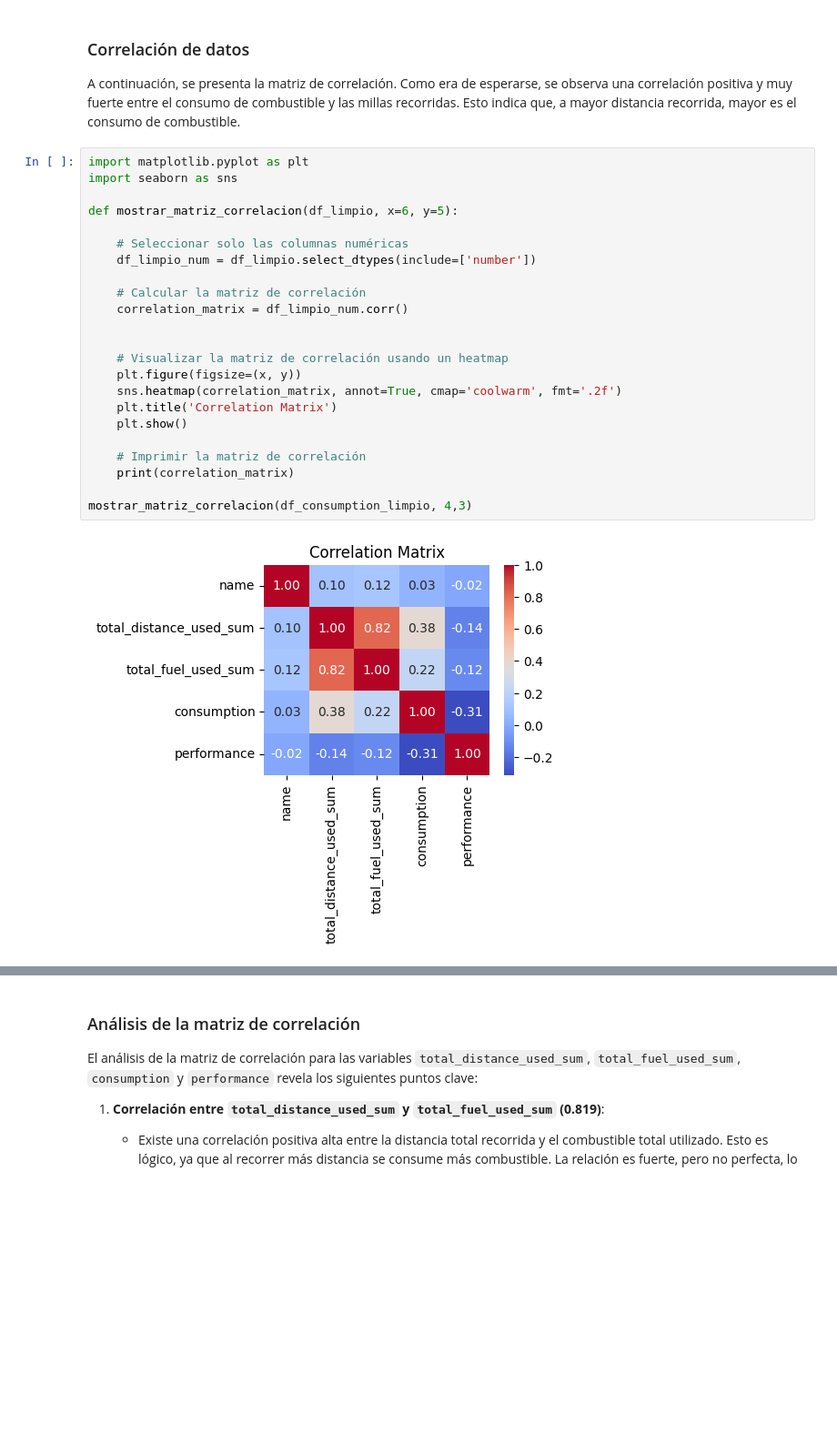
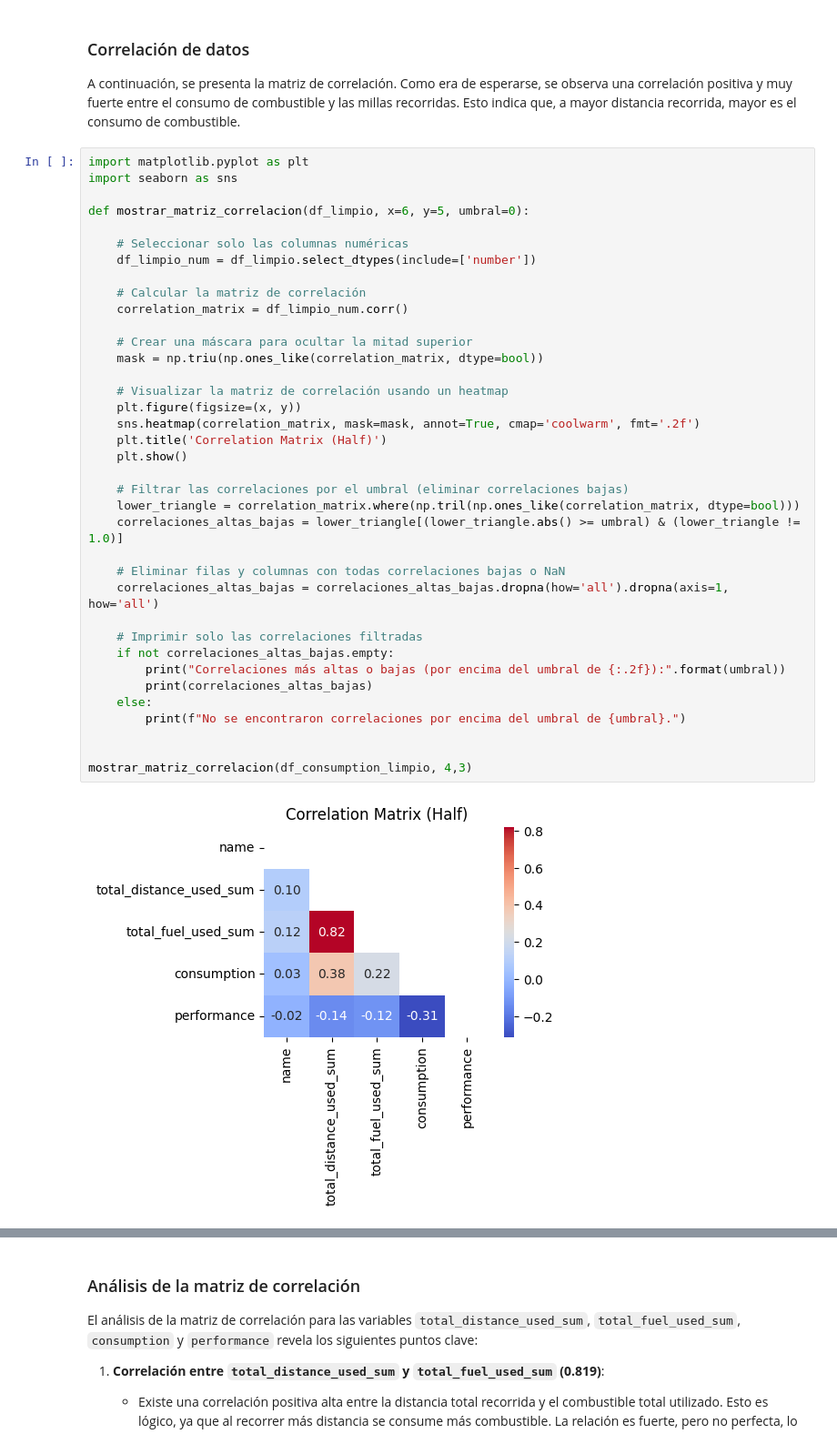
Before and after one commit to Nathalia-Prada/proyecto-integrador-equipo25, a Jupyter notebook: Avance1Equipo25/Avance1Equipo25.ipynb, the cells around one changed output, grey strips where cells are left out. Shown at 91% size. Cells and saved outputs as stored; diff of their text form; blank space fills up the shorter version.

Commit message:
Más análisis de la matríz de correlación de la tabla Safety

```diff
--- a/Avance1Equipo25/Avance1Equipo25.ipynb
+++ b/Avance1Equipo25/Avance1Equipo25.ipynb
@@ -703,25 +703,39 @@ A continuación, se presenta la matriz de correlación. Como era de esperarse, s
 # %%
 import matplotlib.pyplot as plt
 import seaborn as sns
 
-def mostrar_matriz_correlacion(df_limpio, x=6, y=5):
+def mostrar_matriz_correlacion(df_limpio, x=6, y=5, umbral=0):
 
     # Seleccionar solo las columnas numéricas
     df_limpio_num = df_limpio.select_dtypes(include=['number'])
 
     # Calcular la matriz de correlación
     correlation_matrix = df_limpio_num.corr()
 
+    # Crear una máscara para ocultar la mitad superior
+    mask = np.triu(np.ones_like(correlation_matrix, dtype=bool))
 
     # Visualizar la matriz de correlación usando un heatmap
     plt.figure(figsize=(x, y))
-    sns.heatmap(correlation_matrix, annot=True, cmap='coolwarm', fmt='.2f')
-    plt.title('Correlation Matrix')
+    sns.heatmap(correlation_matrix, mask=mask, annot=True, cmap='coolwarm', fmt='.2f')
+    plt.title('Correlation Matrix (Half)')
     plt.show()
 
-    # Imprimir la matriz de correlación
-    print(correlation_matrix)
+    # Filtrar las correlaciones por el umbral (eliminar correlaciones bajas)
+    lower_triangle = correlation_matrix.where(np.tril(np.ones_like(correlation_matrix, dtype=bool)))
+    correlaciones_altas_bajas = lower_triangle[(lower_triangle.abs() >= umbral) & (lower_triangle != 1.0)]
+
+    # Eliminar filas y columnas con todas correlaciones bajas o NaN
+    correlaciones_altas_bajas = correlaciones_altas_bajas.dropna(how='all').dropna(axis=1, how='all')
+
+    # Imprimir solo las correlaciones filtradas
+    if not correlaciones_altas_bajas.empty:
+        print("Correlaciones más altas o bajas (por encima del umbral de {:.2f}):".format(umbral))
+        print(correlaciones_altas_bajas)
+    else:
+        print(f"No se encontraron correlaciones por encima del umbral de {umbral}.")
+
 
 mostrar_matriz_correlacion(df_consumption_limpio, 4,3)
 # %% [output]
-[figure, old version]
+[figure, new version]
```
Also changed, not shown: parts of 8 cells of this notebook.
